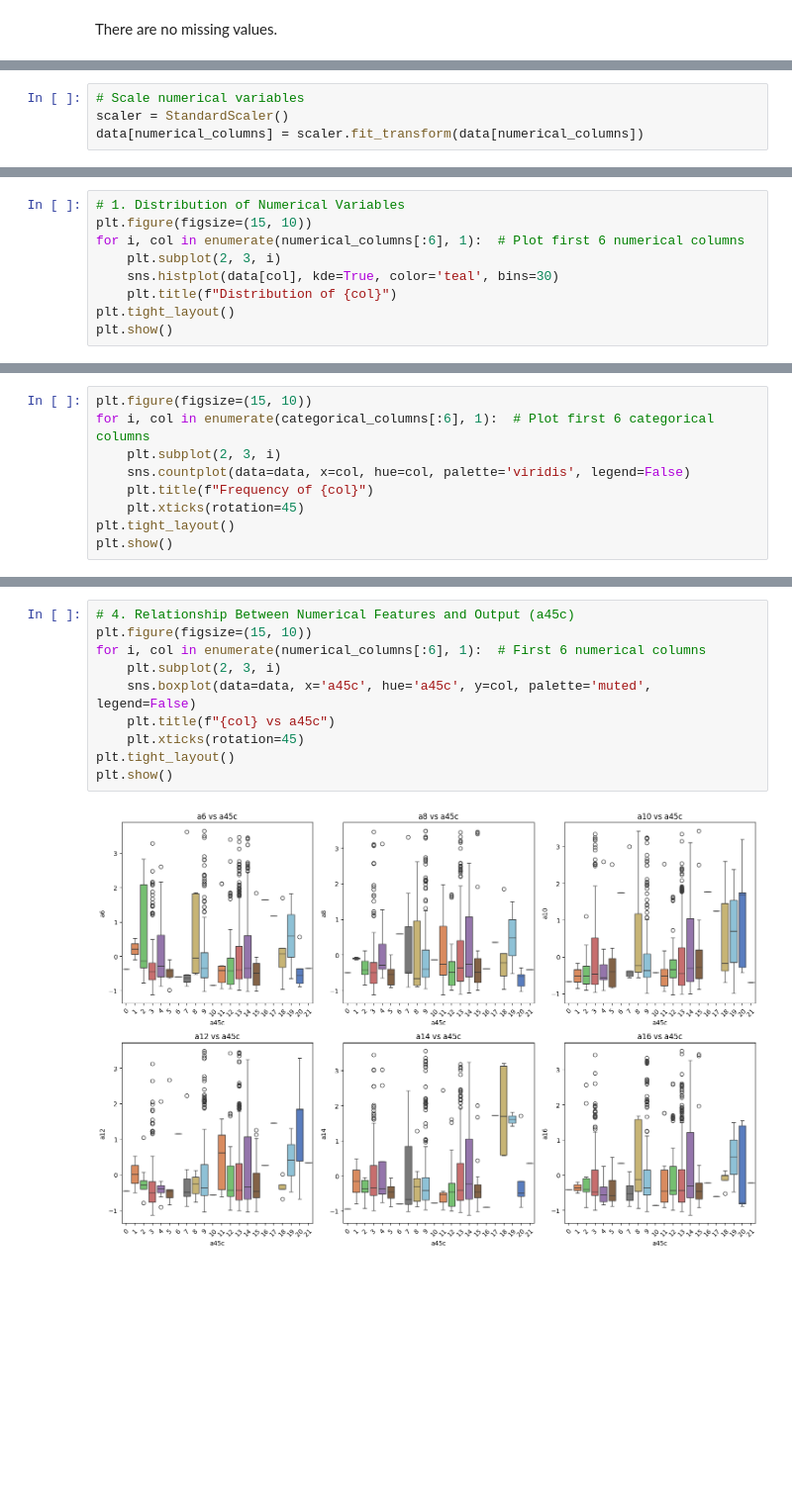
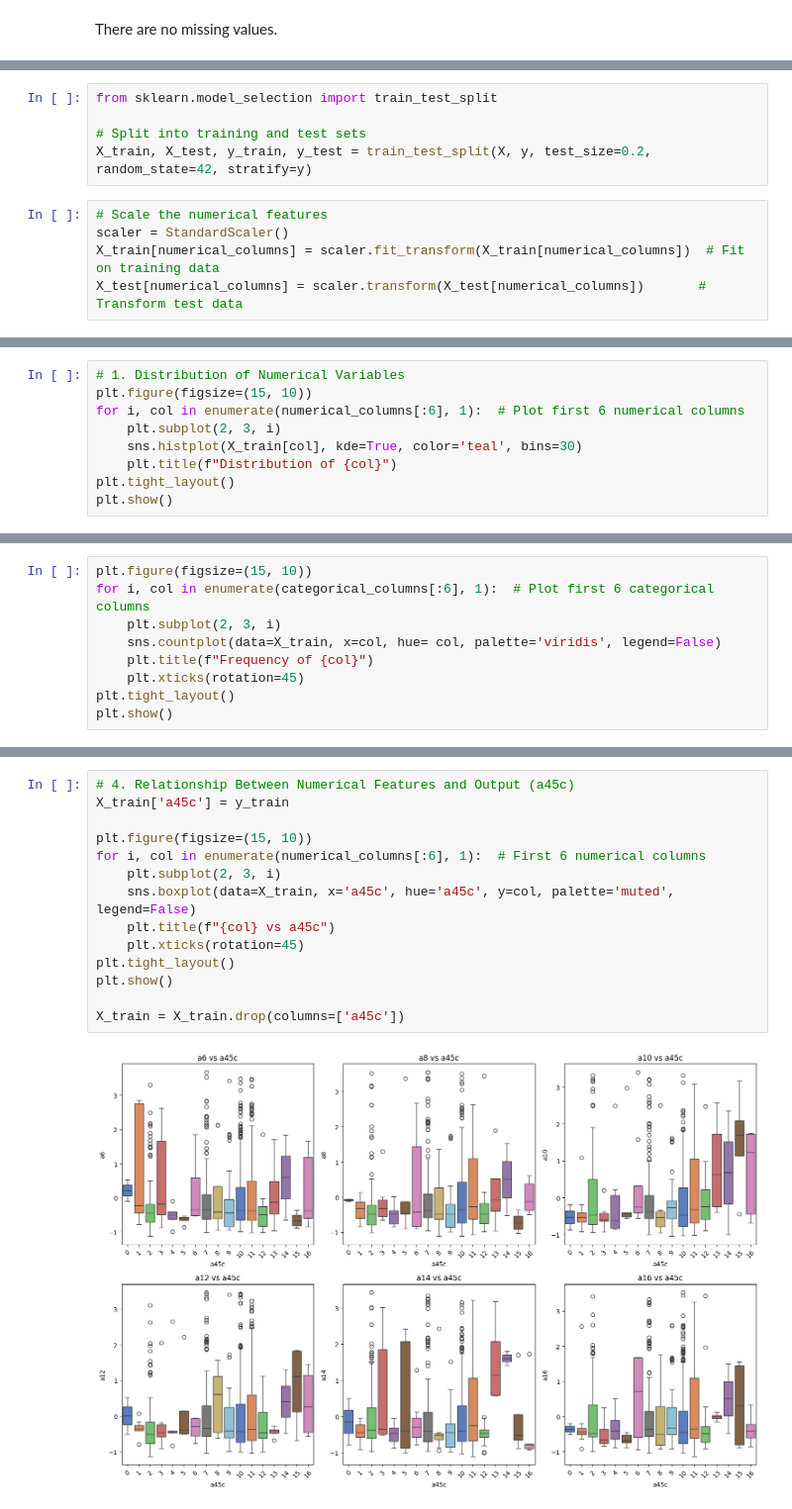
Before and after one commit to annah15/diterpenes, a Jupyter notebook: data_preprocessing.ipynb, the cells around one changed output, grey strips where cells are left out. Shown at 99% size. Saved outputs shown, nothing was run; the diff lists cells and outputs as text; blank space fills up the shorter version.

```diff
--- a/data_preprocessing.ipynb
+++ b/data_preprocessing.ipynb
@@ -107,6 +166,12 @@ for col in categorical_columns:
+# %%
+from sklearn.model_selection import train_test_split
+
+# Split into training and test sets
+X_train, X_test, y_train, y_test = train_test_split(X, y, test_size=0.2, random_state=42, stratify=y)
 # %%
-# Scale numerical variables
+# Scale the numerical features
 scaler = StandardScaler()
-data[numerical_columns] = scaler.fit_transform(data[numerical_columns])
+X_train[numerical_columns] = scaler.fit_transform(X_train[numerical_columns])  # Fit on training data
+X_test[numerical_columns] = scaler.transform(X_test[numerical_columns])       # Transform test data
 # %%
 print("\nPreprocessed Data Head:")
@@ -125,7 +190,7 @@ Preprocessed Data Head:
 plt.figure(figsize=(15, 10))
 for i, col in enumerate(numerical_columns[:6], 1):  # Plot first 6 numerical columns
     plt.subplot(2, 3, i)
-    sns.histplot(data[col], kde=True, color='teal', bins=30)
+    sns.histplot(X_train[col], kde=True, color='teal', bins=30)
     plt.title(f"Distribution of {col}")
 plt.tight_layout()
 plt.show()
@@ -135,7 +200,7 @@ plt.show()
 plt.figure(figsize=(15, 10))
 for i, col in enumerate(categorical_columns[:6], 1):  # Plot first 6 categorical columns
     plt.subplot(2, 3, i)
-    sns.countplot(data=data, x=col, hue=col, palette='viridis', legend=False)
+    sns.countplot(data=X_train, x=col, hue= col, palette='viridis', legend=False)
     plt.title(f"Frequency of {col}")
     plt.xticks(rotation=45)
 plt.tight_layout()
@@ -153,14 +218,18 @@ plt.show()
 # %%
 # 4. Relationship Between Numerical Features and Output (a45c)
+X_train['a45c'] = y_train
+
 plt.figure(figsize=(15, 10))
 for i, col in enumerate(numerical_columns[:6], 1):  # First 6 numerical columns
     plt.subplot(2, 3, i)
-    sns.boxplot(data=data, x='a45c', hue='a45c', y=col, palette='muted', legend=False)
+    sns.boxplot(data=X_train, x='a45c', hue='a45c', y=col, palette='muted', legend=False)
     plt.title(f"{col} vs a45c")
     plt.xticks(rotation=45)
 plt.tight_layout()
 plt.show()
+
+X_train = X_train.drop(columns=['a45c'])
 # %% [output]
-[figure, old version]
+[figure, new version]
 # %%
 # 5. Class Distribution of the Output Variable (a45c)
```
Also changed, not shown: parts of 27 cells of this notebook.
